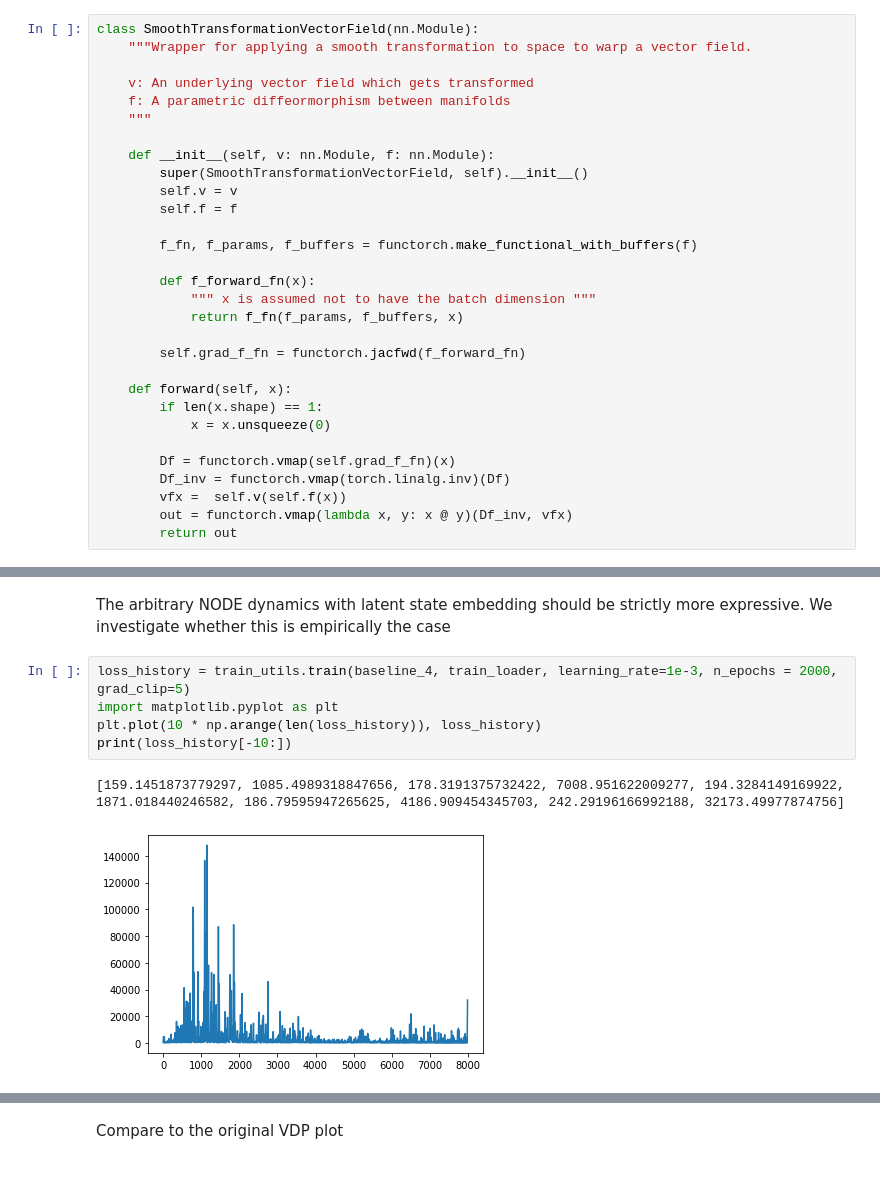
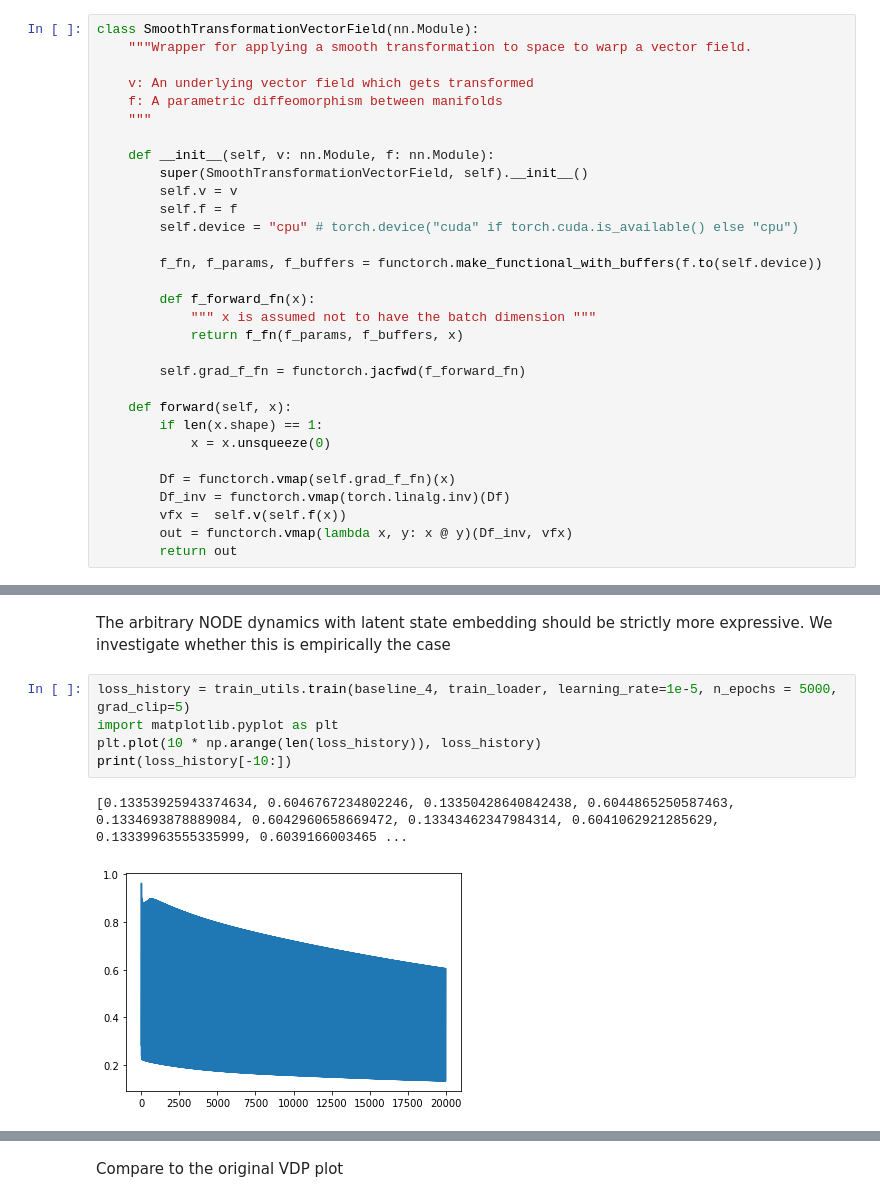
Before and after one commit to dtch1997/learning_limit_cycles, a Jupyter notebook: fit_van_der_pol.ipynb, the cells around one changed output, grey strips where cells are left out. Saved outputs shown, nothing was run; the diff lists cells and outputs as text; blank space fills up the shorter version.

Commit message:
cuda device wip

```diff
--- a/fit_van_der_pol.ipynb
+++ b/fit_van_der_pol.ipynb
@@ -13,15 +13,16 @@ class SmoothTransformationVectorField(nn.Module):
     """Wrapper for applying a smooth transformation to space to warp a vector field.
 
     v: An underlying vector field which gets transformed
-    f: A parametric diffeormorphism between manifolds
+    f: A parametric diffeomorphism between manifolds
     """
 
     def __init__(self, v: nn.Module, f: nn.Module):
         super(SmoothTransformationVectorField, self).__init__()
         self.v = v
         self.f = f
+        self.device = "cpu" # torch.device("cuda" if torch.cuda.is_available() else "cpu")
 
-        f_fn, f_params, f_buffers = functorch.make_functional_with_buffers(f)
+        f_fn, f_params, f_buffers = functorch.make_functional_with_buffers(f.to(self.device))
 
         def f_forward_fn(x):
             """ x is assumed not to have the batch dimension """
@@ -161,11 +164,11 @@ plotting.plot_histories([h])
 # %% [markdown]
 The arbitrary NODE dynamics with latent state embedding should be strictly more expressive. We investigate whether this is empirically the case
 # %%
-loss_history = train_utils.train(baseline_4, train_loader, learning_rate=1e-3, n_epochs = 2000, grad_clip=5)
+loss_history = train_utils.train(baseline_4, train_loader, learning_rate=1e-5, n_epochs = 5000, grad_clip=5)
 import matplotlib.pyplot as plt
 plt.plot(10 * np.arange(len(loss_history)), loss_history)
 print(loss_history[-10:])
 # %% [output]
-[159.1451873779297, 1085.4989318847656, 178.3191375732422, 7008.951622009277, 194.3284149169922, 1871.018440246582, 186.79595947265625, 4186.909454345703, 242.29196166992188, 32173.49977874756]
+[0.13353925943374634, 0.6046767234802246, 0.13350428640842438, 0.6044865250587463, 0.1334693878889084, 0.6042960658669472, 0.13343462347984314, 0.6041062921285629, 0.13339963555335999, 0.6039166003465 ...
-[figure, old version]
+[figure, new version]
 # %%
```
Also changed, not shown: parts of 8 cells of this notebook, 2 other files.
